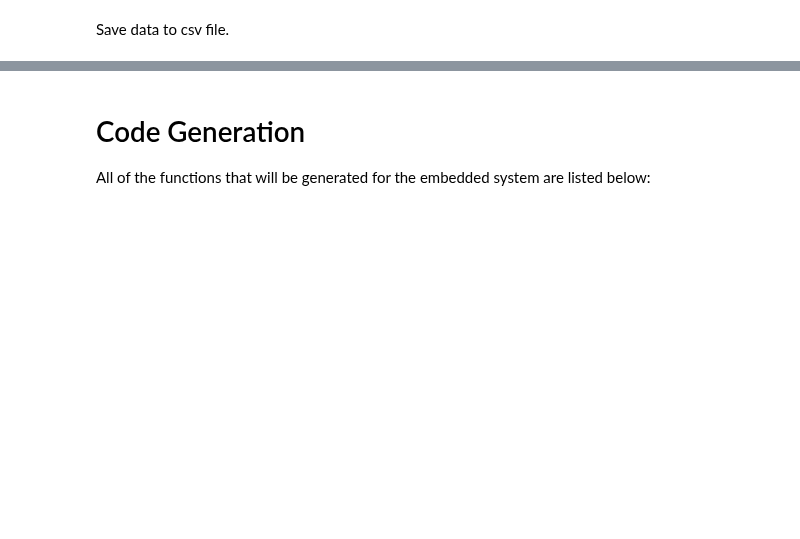
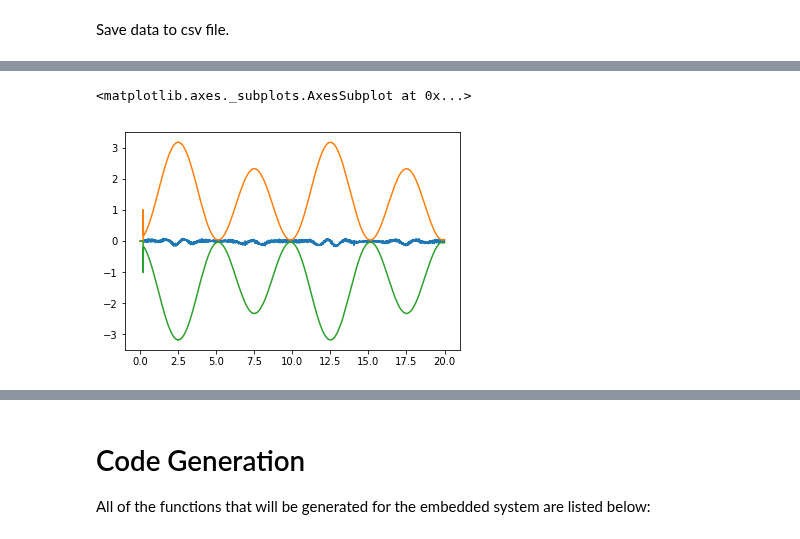
Before and after one commit to CogniPilot/pyecca, a Jupyter notebook: notebooks/AttitudeLGPEKF.ipynb, the cells around one changed output, grey strips where cells are left out. Saved outputs shown, nothing was run; the diff lists cells and outputs as text; code cells hidden in the pictures; blank space fills up the shorter version.

```diff
--- a/notebooks/AttitudeLGPEKF.ipynb
+++ b/notebooks/AttitudeLGPEKF.ipynb
@@ -327,15 +327,15 @@ W_mag = ca.if_else(mag_ret == 0, W_mag, W)
 f_correct_mag = ca.Function(
     'correct_mag',
     [x_h, W, y_b, decl, std_mag, beta_mag_c],
-    [x_mag, W_mag, beta_mag, r_std_mag, mag_ret],
+    [x_mag, W_mag, beta_mag, r_mag, r_std_mag, mag_ret],
     ['x_h', 'W', 'y_b', 'decl', 'std_mag', 'beta_mag_c'],
-    ['x_mag', 'W_mag', 'beta_mag', 'r_std_mag', 'error_code'])
+    ['x_mag', 'W_mag', 'beta_mag', 'r_mag', 'r_std_mag', 'error_code'])
 
 def test_mag_correct():
     W_test = 0.01*np.eye(6)
     W_test[5, 0] = 1
     P_test = W_test.dot(W_test.T)
-    x_test_mag, W_test_mag, beta_mag, r_std_mag, mag_ret = f_correct_mag([0, 0, 0, 0, 0, 0], W_test, [1, 0, 0], 0.1, 0.01, 100)
+    x_test_mag, W_test_mag, beta_mag, r_mag, r_std_mag, mag_ret = f_correct_mag([0, 0, 0, 0, 0, 0], W_test, [1, 0, 0], 0.1, 0.01, 100)
     print('beta_mag', beta_mag, 'error code', mag_ret)
     print('PASS')
 
@@ -398,12 +398,12 @@ W_accel = ca.if_else(accel_ret == 0, W_accel, W)
 
 f_correct_accel = ca.Function(
     'correct_accel', [x_h, W, y_b, omega_b, std_accel, std_accel_omega, beta_accel_c],
-    [x_accel, W_accel, beta_accel, r_std_accel, accel_ret],
+    [x_accel, W_accel, beta_accel, r_accel, r_std_accel, accel_ret],
     ['x_h', 'W', 'y_b', 'omega_b', 'std_accel', 'std_accel_omega', 'beta_accel_c'],
-    ['x_accel', 'W_accel', 'beta_accel', 'r_std_accel', 'error_code'])
+    ['x_accel', 'W_accel', 'beta_accel', 'r_accel', 'r_std_accel', 'error_code'])
 
 def test_accel_correct():
-    x_sqrt_test_accel, W_test_accel, r_std_accel_test, beta_test, test_valid = f_correct_accel(
+    x_sqrt_test_accel, W_test_accel, r_accel, r_std_accel_test, beta_test, test_valid = f_correct_accel(
         [0, 0, 0, 0, 0, 0], np.eye(6), [0, 0, 1], [1, 1, 1], [0.1], [1], 1)
     print('PASS')
 
@@ -1059,0 +1076,7 @@ res.beta_mag_0.plot()
+# %%
+res.r_accel_0.plot()
+res.r_std_accel_0.plot()
+(-1*res.r_std_accel_0).plot()
+# %% [output]
+<matplotlib.axes._subplots.AxesSubplot at 0x...>
+[figure, added]
```
Also changed, not shown: parts of 14 cells of this notebook.
